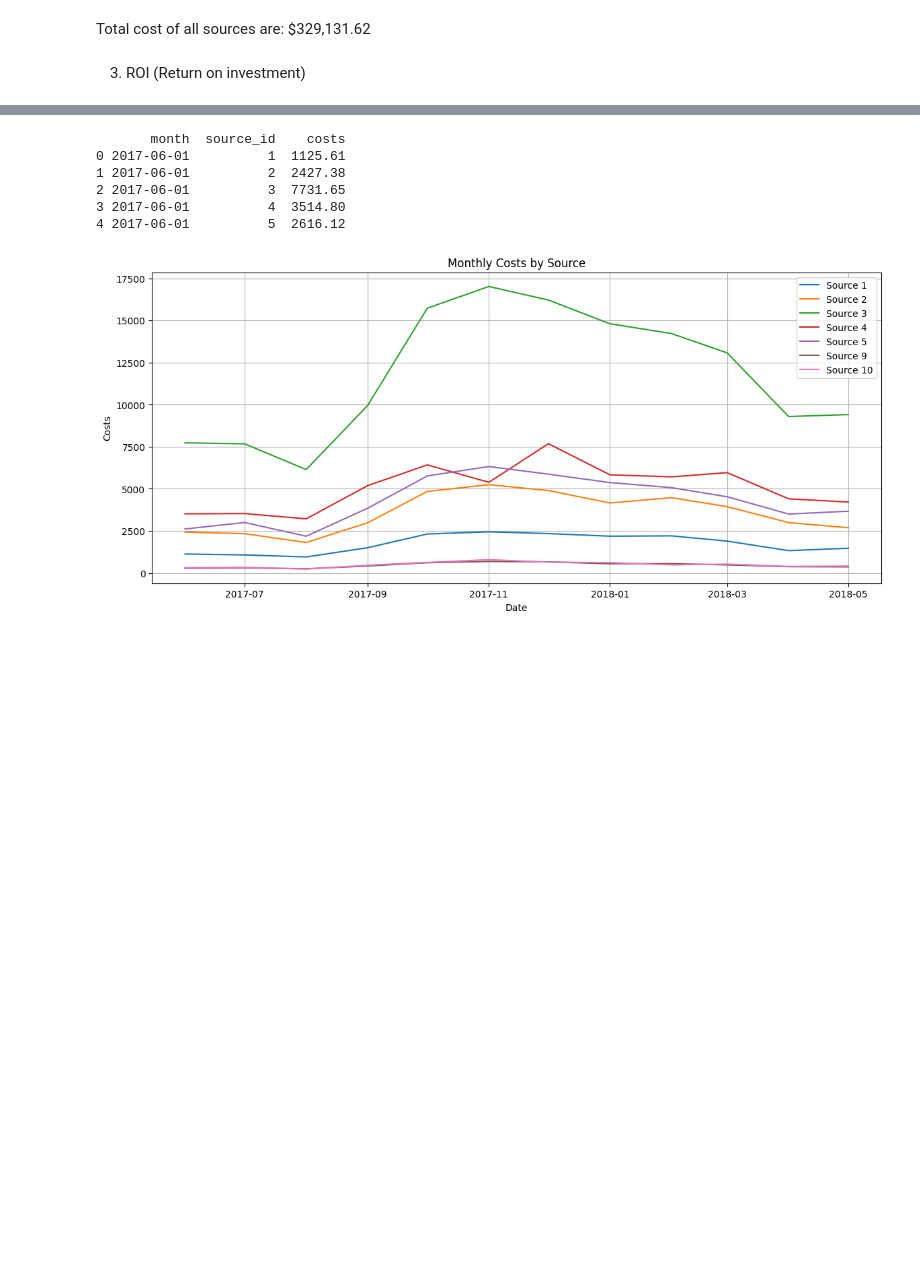
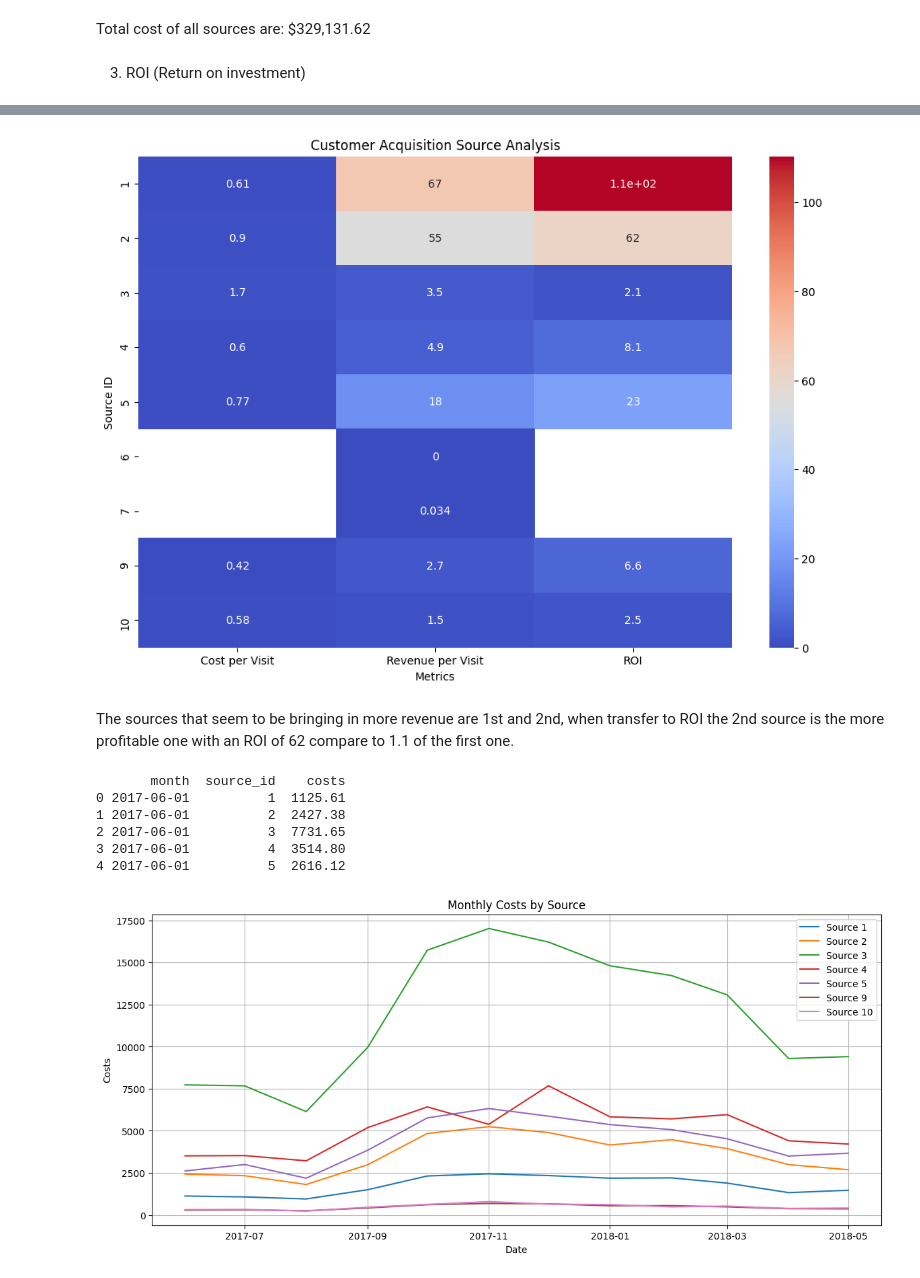
Before and after one commit to Jenner-Valdez/Yandex.Music, a Jupyter notebook: Datasets/Jupyter Notebook.ipynb, the cells around one changed output, grey strips where cells are left out. Cells and saved outputs as stored; diff of their text form; code cells hidden in the pictures; blank space fills up the shorter version.

```diff
--- a/Datasets/Jupyter Notebook.ipynb
+++ b/Datasets/Jupyter Notebook.ipynb
@@ -824,0 +762,29 @@ According to our heatmap, which makes it very clear how the ROI changes over tim
+# %%
+# Aggregate visits data
+visits_agg = visits.groupby('Source Id').size().reset_index(name='total_visits')
+
+# Aggregate orders data
+orders_agg = visits.merge(orders, on='Uid', how='left').groupby('Source Id')['Revenue'].sum().reset_index(name='total_revenue')
+
+# Aggregate costs data
+costs_agg = costs.groupby('source_id')['costs'].sum().reset_index(name='total_costs').rename(columns={'source_id': 'Source Id'})
+
+# Merge the aggregated data
+agg_df = visits_agg.merge(orders_agg, on='Source Id', how='left').merge(costs_agg, on='Source Id', how='left')
+
+# Calculate cost per visit and revenue per visit
+agg_df['cost_per_visit'] = agg_df['total_costs'] / agg_df['total_visits']
+agg_df['revenue_per_visit'] = agg_df['total_revenue'] / agg_df['total_visits']
+
+# Add a column dividing the cost per visit by the revenue per visit
+agg_df['cost_to_revenue_ratio'] = agg_df['revenue_per_visit'] / agg_df['cost_per_visit']
+
+# Rename the columns for the heatmap
+heatmap_data = agg_df[['cost_per_visit', 'revenue_per_visit', 'cost_to_revenue_ratio']].set_index(agg_df['Source Id'])
+heatmap_data = heatmap_data.rename(columns={
+    'cost_per_visit': 'Cost per Visit',
+    'revenue_per_visit': 'Revenue per Visit',
+    'cost_to_revenue_ratio': 'ROI'
+})
+
+display(agg_df.head())
@@ -825,3 +798,15 @@ According to our heatmap, which makes it very clear how the ROI changes over tim
+# %%
+# Create the heatmap with the new column names
+plt.figure(figsize=(12, 8))
+sns.heatmap(heatmap_data, annot=True, cmap='coolwarm')
+plt.title('Customer Acquisition Source Analysis')
+plt.xlabel('Metrics')
+plt.ylabel('Source ID')
+plt.show()
+# %% [output]
+[figure, added]
+# %% [markdown]
+The sources that seem to be bringing in more revenue are 1st and 2nd, when transfer to ROI the 2nd source is the more profitable one with an ROI of 62 compare to 1.1 of the first one.
 # %%
 # Aggregate costs by month and source_id
 costs['month'] = costs['dt'].dt.to_period('M')
```
Also changed, not shown: parts of 7 cells of this notebook.
